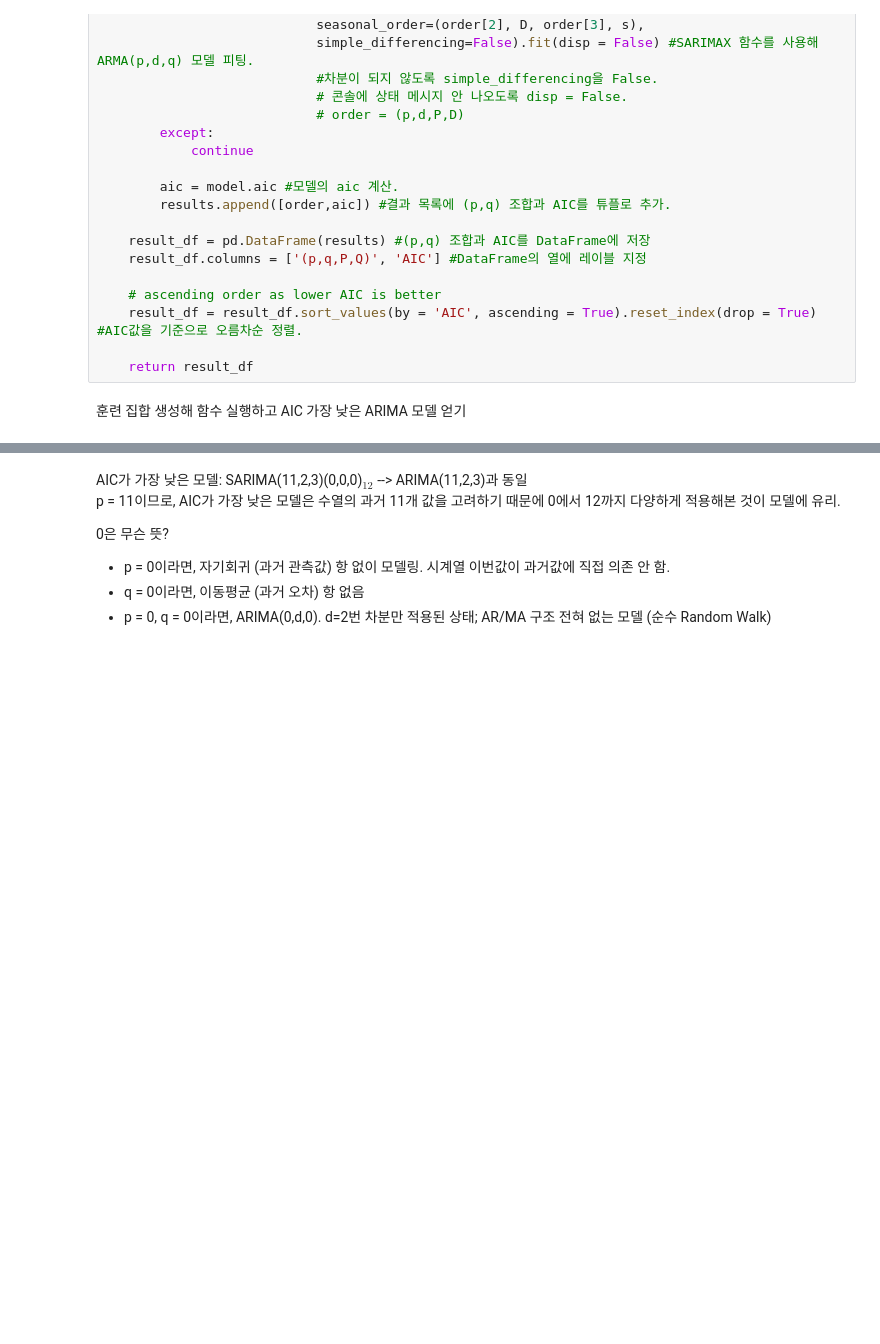
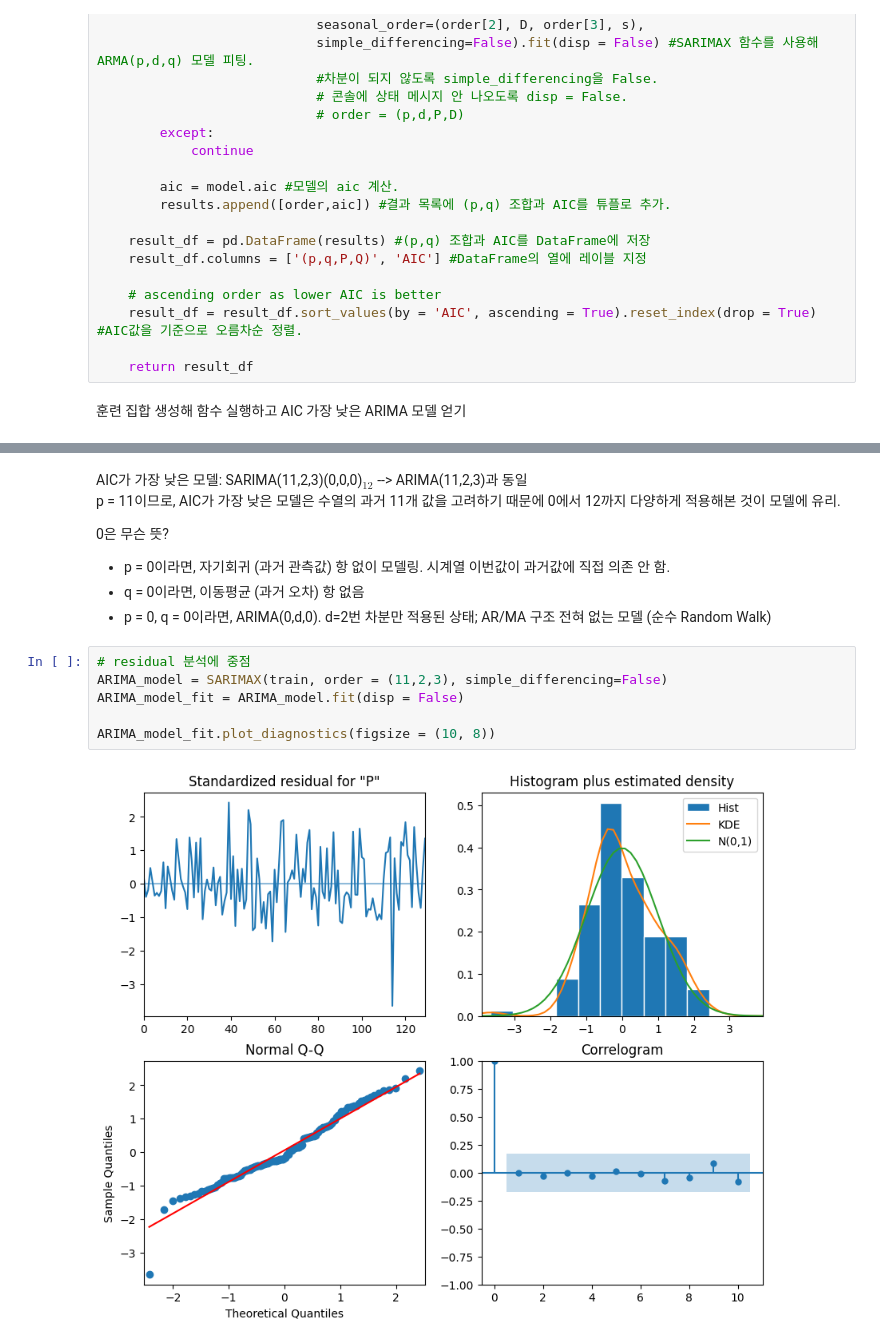
Before and after one commit to mskcho00/TimeSeries-Self-Practice, a Jupyter notebook: 8_SARIMA.ipynb, the cells around one changed output, grey strips where cells are left out. Saved outputs shown, nothing was run; the diff lists cells and outputs as text; blank space fills up the shorter version.

Commit message:
20260905 SARIMAX Continue

```diff
--- a/8_SARIMA.ipynb
+++ b/8_SARIMA.ipynb
@@ -328,10 +328,18 @@ Please use `tqdm.notebook.tqdm` instead of `tqdm.tqdm_notebook`
 | 168 | (0, 0, 0, 0) | 1311.919269 |
 169 rows × 2 columns
 # %% [markdown]
-AIC가 가장 낮은 모델: SARIMA(11,2,3)(0,0,0)$_12$ --> ARIMA(11,2,3)과 동일
+AIC가 가장 낮은 모델: SARIMA(11,2,3)(0,0,0)$_{12}$ --> ARIMA(11,2,3)과 동일
 p = 11이므로, AIC가 가장 낮은 모델은 수열의 과거 11개 값을 고려하기 때문에 0에서 12까지 다양하게 적용해본 것이 모델에 유리.
 
 0은 무슨 뜻?
 - p = 0이라면, 자기회귀 (과거 관측값) 항 없이 모델링. 시계열 이번값이 과거값에 직접 의존 안 함.
 - q = 0이라면, 이동평균 (과거 오차) 항 없음
 - p = 0, q = 0이라면, ARIMA(0,d,0). d=2번 차분만 적용된 상태; AR/MA 구조 전혀 없는 모델 (순수 Random Walk)
+# %%
+# residual 분석에 중점
+ARIMA_model = SARIMAX(train, order = (11,2,3), simple_differencing=False)
+ARIMA_model_fit = ARIMA_model.fit(disp = False)
+
+ARIMA_model_fit.plot_diagnostics(figsize = (10, 8))
+# %% [output]
+[figure, added]
```
Also changed, not shown: parts of 6 cells of this notebook.
